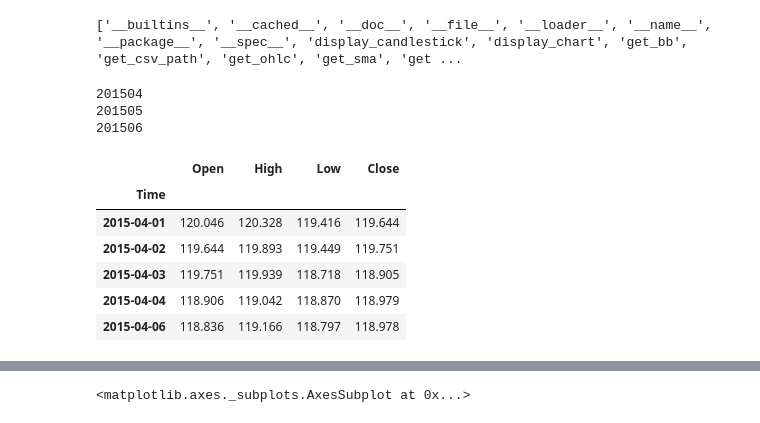
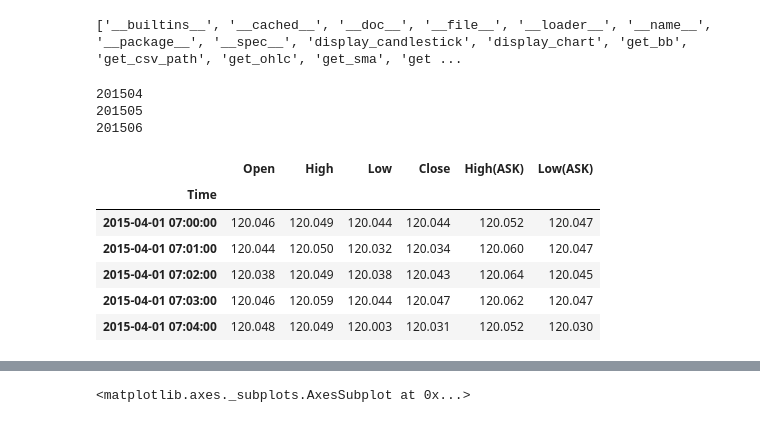
Before and after one commit to Tdual/fx, a Jupyter notebook: ohlc.ipynb, the cells around one changed output, grey strips where cells are left out. Drawn from its saved outputs; the diff is of its cells as text; code cells hidden in the pictures.

```diff
--- a/ohlc.ipynb
+++ b/ohlc.ipynb
@@ -8,16 +10,15 @@ print(dir(fxtool))
 ['__builtins__', '__cached__', '__doc__', '__file__', '__loader__', '__name__', '__package__', '__spec__', 'display_candlestick', 'display_chart', 'get_bb', 'get_csv_path', 'get_ohlc', 'get_sma', 'get ...
 # %%
 data = read_csv(["201504","201505","201506"])
-ohlc = get_ohlc(data, 'D')
-ohlc.head()
+data.head()
 # %% [output]
 201504
 201505
 201506
-|  | Open | High | Low | Close |
-| Time |  |  |  |  |
-| 2015-04-01 | 120.046 | 120.328 | 119.416 | 119.644 |
-| 2015-04-02 | 119.644 | 119.893 | 119.449 | 119.751 |
-| 2015-04-03 | 119.751 | 119.939 | 118.718 | 118.905 |
-| 2015-04-04 | 118.906 | 119.042 | 118.870 | 118.979 |
-| 2015-04-06 | 118.836 | 119.166 | 118.797 | 118.978 |
+|  | Open | High | Low | Close | High(ASK) | Low(ASK) |
+| Time |  |  |  |  |  |  |
+| 2015-04-01 07:00:00 | 120.046 | 120.049 | 120.044 | 120.044 | 120.052 | 120.047 |
+| 2015-04-01 07:01:00 | 120.044 | 120.050 | 120.032 | 120.034 | 120.060 | 120.047 |
+| 2015-04-01 07:02:00 | 120.038 | 120.049 | 120.038 | 120.043 | 120.064 | 120.045 |
+| 2015-04-01 07:03:00 | 120.046 | 120.059 | 120.044 | 120.047 | 120.062 | 120.047 |
+| 2015-04-01 07:04:00 | 120.048 | 120.049 | 120.003 | 120.031 | 120.052 | 120.030 |
```
Also changed, not shown: parts of 3 cells of this notebook, 10 other files.
